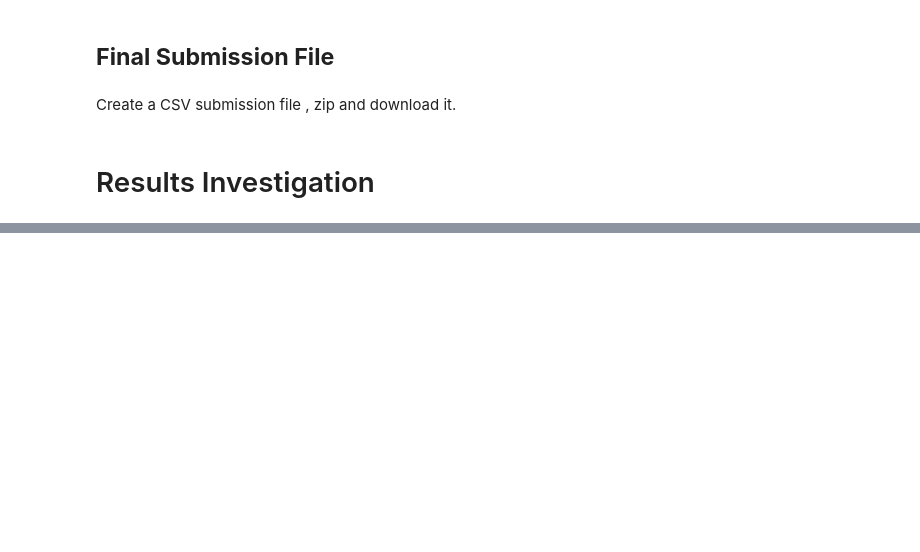
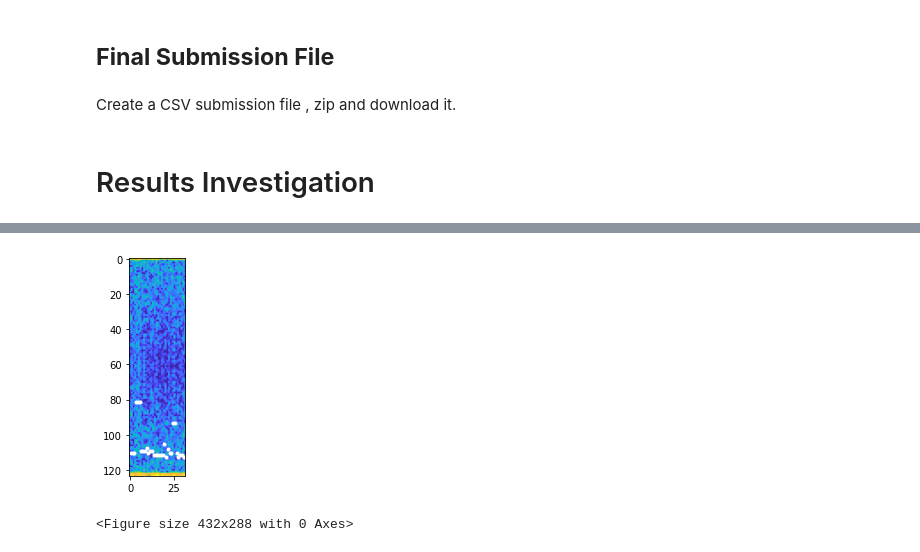
Before and after one commit to ShaulSolomon/sota-mafat-radar, a Jupyter notebook: notebooks/MAFAT_Radar_Challenge_Baseline_ErrorAnalysis.ipynb, the cells around one changed output, grey strips where cells are left out. Cells and saved outputs as stored; diff of their text form; code cells hidden in the pictures; blank space fills up the shorter version.

```diff
--- a/notebooks/MAFAT_Radar_Challenge_Baseline_ErrorAnalysis.ipynb
+++ b/notebooks/MAFAT_Radar_Challenge_Baseline_ErrorAnalysis.ipynb
@@ -357,0 +394,18 @@ files.download('submission.zip')
+# %%
+pred_val = (model.predict(val_x).flatten()>0.5)*1
+df_idx = list(train_dff[train_dff.is_validation].index)
+results_val = pd.DataFrame({'true':val_y, 'pred':pred_val,'df_idx':df_idx})
+# %%
+# true=0, pred=0
+
+sample = results_val[(results_val.true==0) & (results_val.pred==0)]
+ind = sample.iloc[0].df_idx
+x_tmp = train_df['iq_sweep_burst'][ind]
+utils.plot_spectrogram(
+    train_df['iq_sweep_burst'][ind],
+    train_df['doppler_burst'][ind],
+    color_map_path='/content/cmap.npy'
+    )
+# %% [output]
+[figure, added]
+<Figure size 432x288 with 0 Axes>
```
Also changed, not shown: parts of 9 cells of this notebook, 1 other file.
